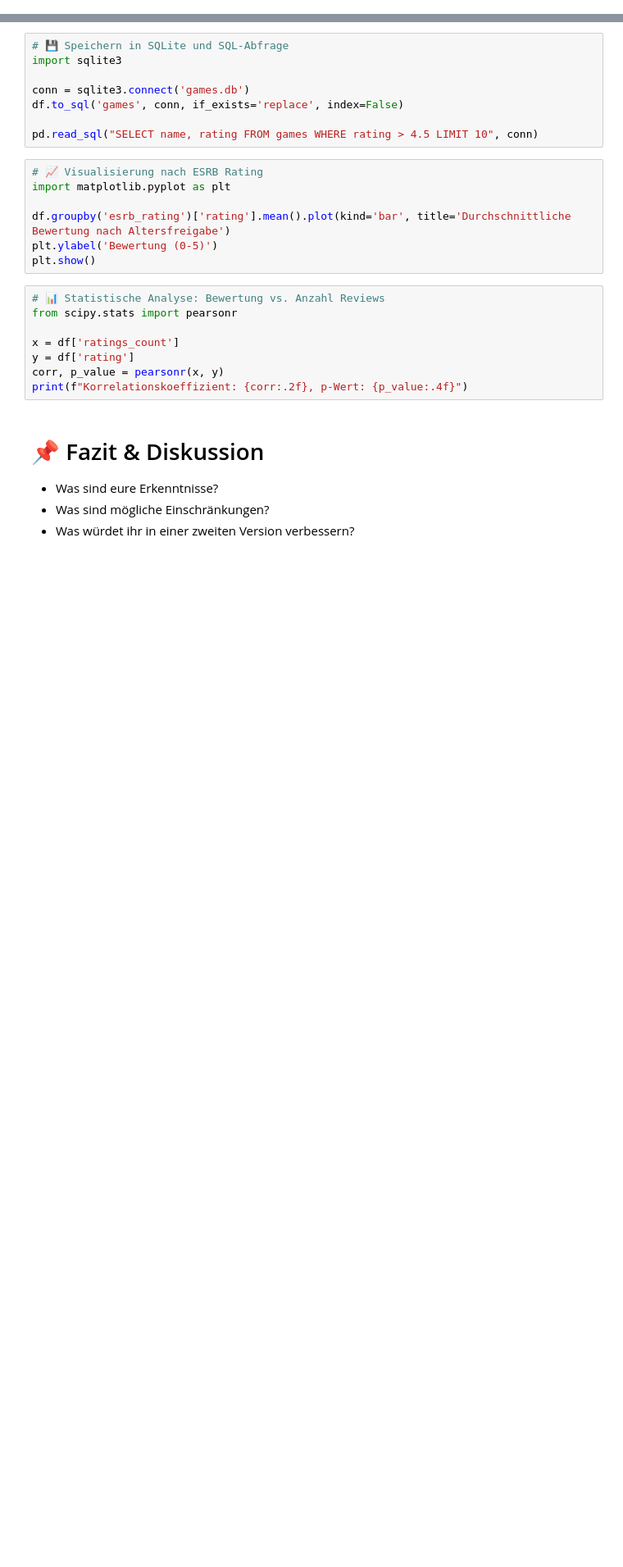
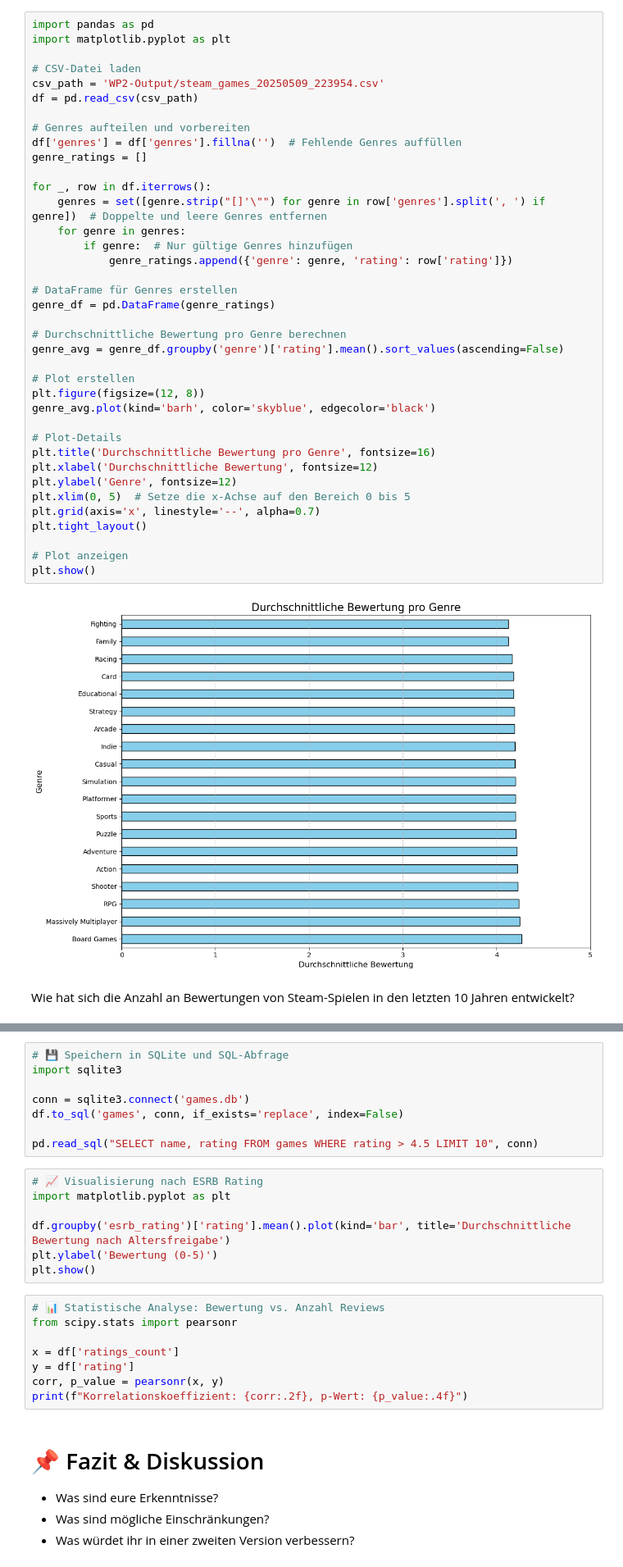
Before and after one commit to Nyma98/steamapp, a Jupyter notebook: Steam-Games_JupyerNotebook.ipynb, the cells around one changed output, grey strips where cells are left out. Shown: that part at 82% size. Saved outputs shown, nothing was run; the diff lists cells and outputs as text; blank space fills up the shorter version.

```diff
--- a/Steam-Games_JupyerNotebook.ipynb
+++ b/Steam-Games_JupyerNotebook.ipynb
@@ -41,0 +245,42 @@ df.head()
+# %%
+import pandas as pd
+import matplotlib.pyplot as plt
+
+# CSV-Datei laden
+csv_path = 'WP2-Output/steam_games_20250509_223954.csv'
+df = pd.read_csv(csv_path)
+
+# Genres aufteilen und vorbereiten
+df['genres'] = df['genres'].fillna('')  # Fehlende Genres auffüllen
+genre_ratings = []
+
+for _, row in df.iterrows():
+    genres = set([genre.strip("[]'\"") for genre in row['genres'].split(', ') if genre])  # Doppelte und leere Genres entfernen
+    for genre in genres:
+        if genre:  # Nur gültige Genres hinzufügen
+            genre_ratings.append({'genre': genre, 'rating': row['rating']})
+
+# DataFrame für Genres erstellen
+genre_df = pd.DataFrame(genre_ratings)
+
+# Durchschnittliche Bewertung pro Genre berechnen
+genre_avg = genre_df.groupby('genre')['rating'].mean().sort_values(ascending=False)
+
+# Plot erstellen
+plt.figure(figsize=(12, 8))
+genre_avg.plot(kind='barh', color='skyblue', edgecolor='black')
+
+# Plot-Details
+plt.title('Durchschnittliche Bewertung pro Genre', fontsize=16)
+plt.xlabel('Durchschnittliche Bewertung', fontsize=12)
+plt.ylabel('Genre', fontsize=12)
+plt.xlim(0, 5)  # Setze die x-Achse auf den Bereich 0 bis 5
+plt.grid(axis='x', linestyle='--', alpha=0.7)
+plt.tight_layout()
+
+# Plot anzeigen
+plt.show()
+# %% [output]
+[figure, added]
+# %% [markdown]
+Wie hat sich die Anzahl an Bewertungen von Steam-Spielen in den letzten 10 Jahren entwickelt?
```
Also changed, not shown: parts of 14 cells of this notebook.
